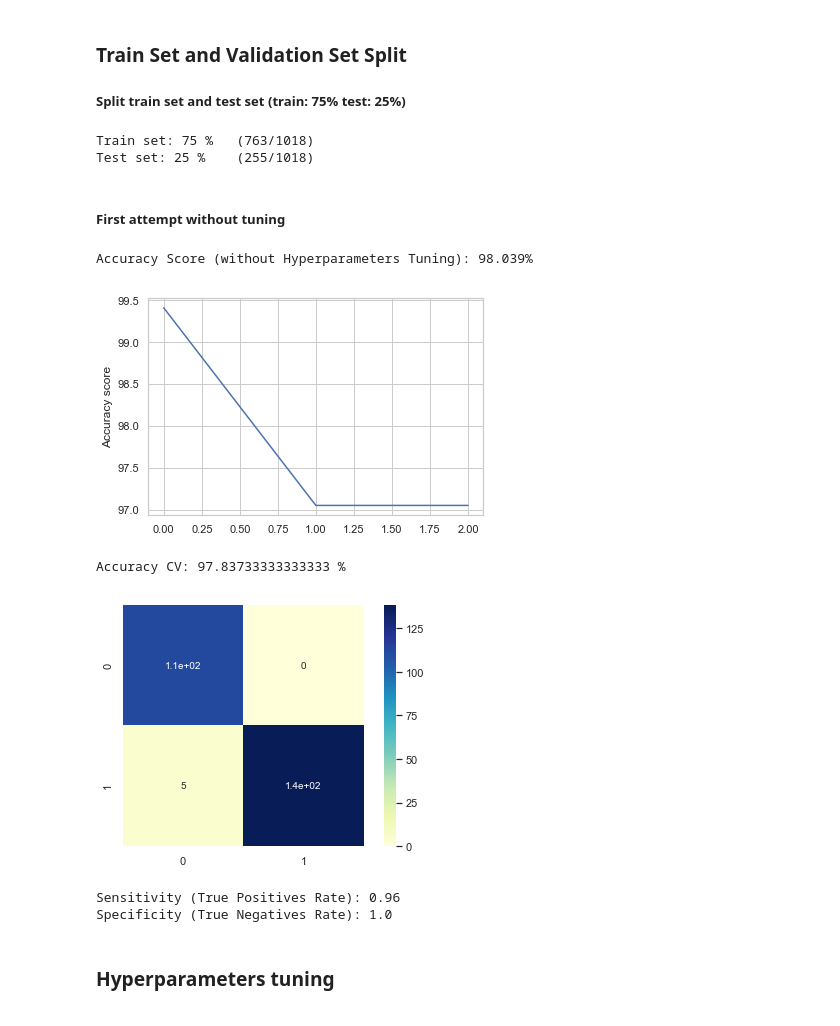
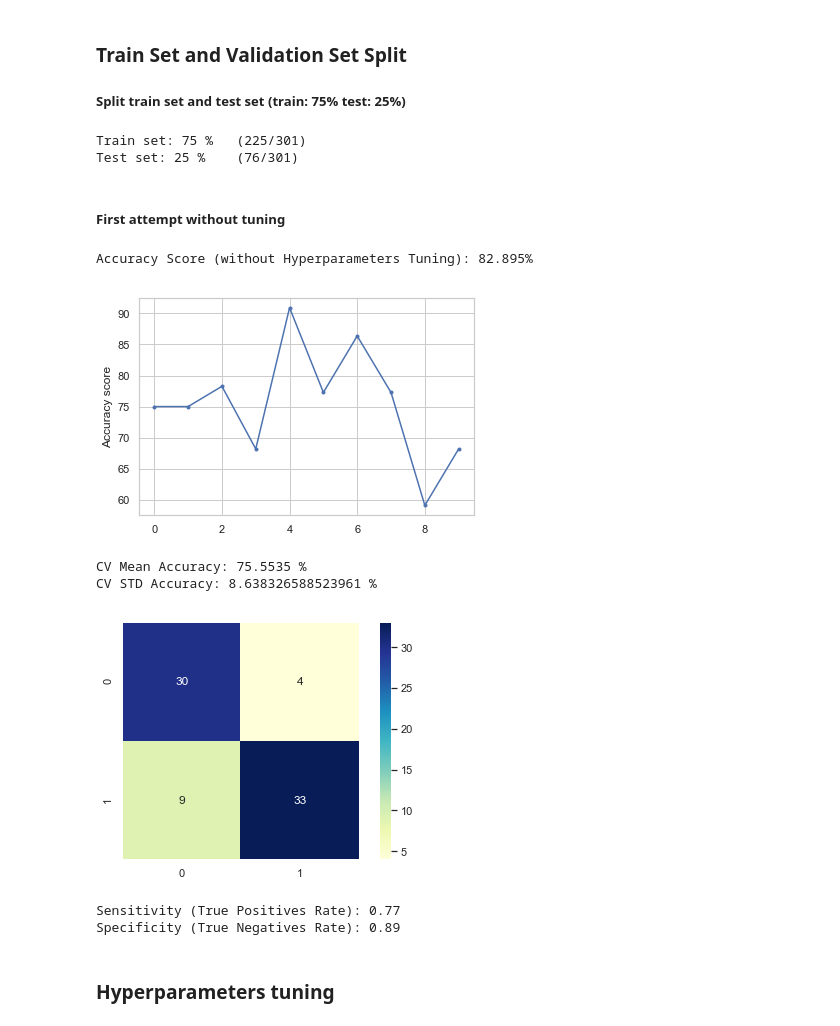
Before and after one commit to alessiogilardi/heart-disease-data-analysis-project, a Jupyter notebook: random_forest_big_dataset_final.ipynb, the cells around one changed output. Drawn from its saved outputs; the diff is of its cells as text; code cells hidden in the pictures.

```diff
--- a/random_forest_big_dataset_final.ipynb
+++ b/random_forest_big_dataset_final.ipynb
@@ -297,0 +316,4 @@ for c in ds.columns:
+# %%
+print(ds.shape[1])
+ds.drop(['rest_ecg_left ventricular hypertrophy', 'thalassemia_normal', 'st_slope_upsloping'], axis=1, inplace=True)
+print(ds.shape[1])
@@ -338,40 +363,48 @@ X_train, X_test, Y_train, Y_test = train_test_split(X_scaled, Y, test_size = 0.2
 print("Train set:", int(np.round(X_train.shape[0]/X.shape[0]*100)), "%  ", "({}/{})".format(X_train.shape[0], X.shape[0]))
 print("Test set:", int(np.round(X_test.shape[0]/X.shape[0]*100)), "%   ", "({}/{})".format(X_test.shape[0], X.shape[0]))
 # %% [output]
-Train set: 75 %   (763/1018)
-Test set: 25 %    (255/1018)
+Train set: 75 %   (225/301)
+Test set: 25 %    (76/301)
 # %% [markdown]
 ##### First attempt without tuning
 # %%
+## Accuracy
 model = RandomForestClassifier(random_state=50)
 model.fit(X_train, Y_train)
 prediction = model.predict(X_test)
 accuracy = accuracy_score(Y_test, prediction)
 print("Accuracy Score (without Hyperparameters Tuning):", "{}%".format(np.round(100*accuracy,3)))
-accuracy = cross_val_score(model, X_scaled, Y, cv = 3, scoring = 'accuracy')
+
+## Cross Validation
+model = None
+model = RandomForestClassifier(random_state=50)
+accuracy = cross_val_score(model, X_train, Y_train, cv = 10, scoring = 'accuracy')
 accuracy = np.round(accuracy * 100, 3)
 
 model = None
 
-plt.plot(accuracy, 'b', label="Training Acc")
+plt.plot(accuracy, '.-b', label="Training Acc")
 plt.ylabel('Accuracy score')
 plt.show()
-print("Accuracy CV:", np.mean(accuracy), "%")
+print("CV Mean Accuracy:", np.mean(accuracy), "%")
+print("CV STD Accuracy:", np.std(accuracy), "%")
 
+## Confusion Matrix
 do_confusion_matrix(Y_test, prediction)
 
 #do_feature_importance(model, X_scaled, Y)
 
 model = None
 prediction = None
 accuracy = None
 # %% [output]
-Accuracy Score (without Hyperparameters Tuning): 98.039%
+Accuracy Score (without Hyperparameters Tuning): 82.895%
-[figure, old version]
+[figure, new version]
-Accuracy CV: 97.83733333333333 %
+CV Mean Accuracy: 75.5535 %
+CV STD Accuracy: 8.638326588523961 %
-[figure, old version]
+[figure, new version]
-Sensitivity (True Positives Rate): 0.96
-Specificity (True Negatives Rate): 1.0
+Sensitivity (True Positives Rate): 0.77
+Specificity (True Negatives Rate): 0.89
 # %% [markdown]
 ### Hyperparameters tuning
 # %% [markdown]
```
Also changed, not shown: parts of 20 cells of this notebook, 1 other file.
